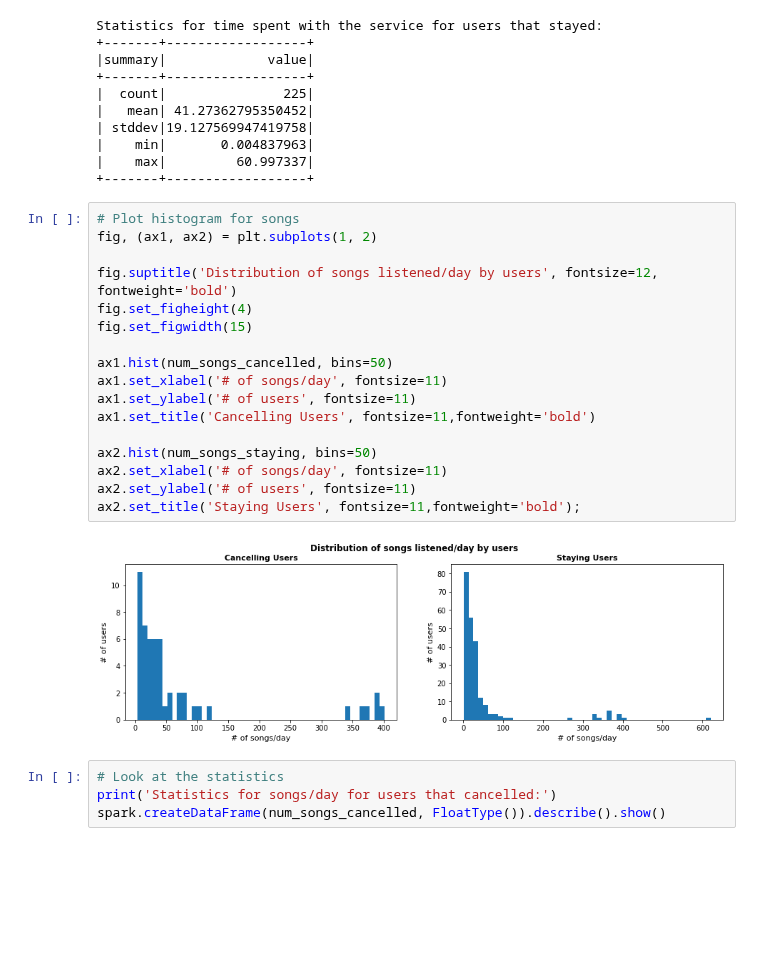
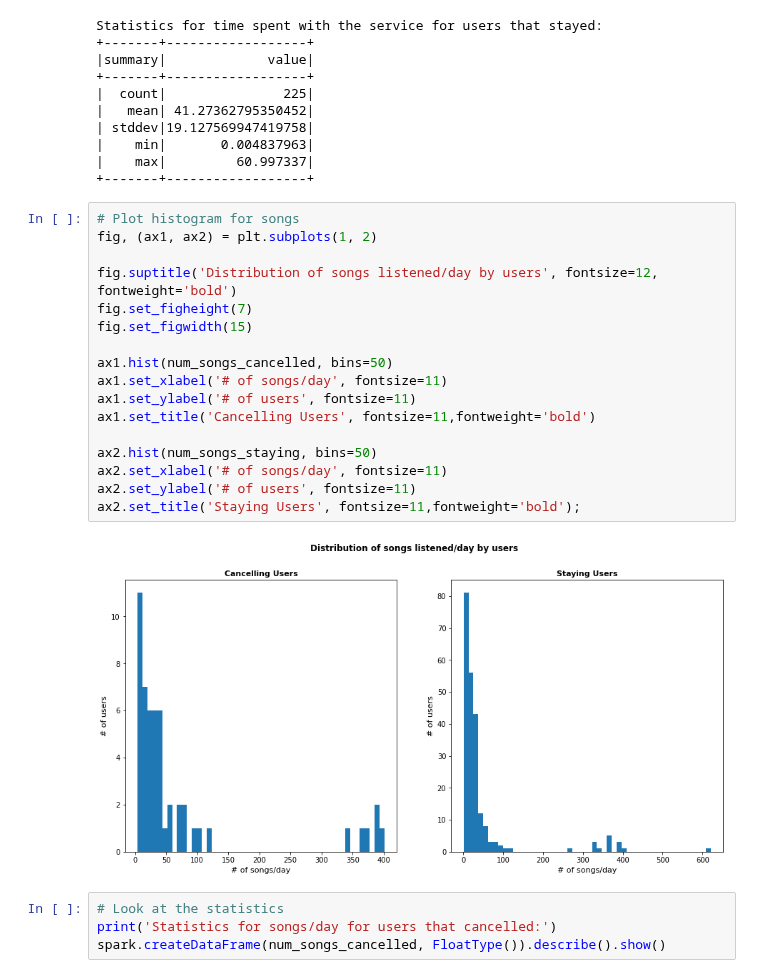
Before and after one commit to russom/DSND-Capstone, a Jupyter notebook: notebooks/Sparkify-project-local.ipynb, the cells around one changed output. Cells and saved outputs as stored; diff of their text form; blank space fills up the shorter version.

```diff
--- a/notebooks/Sparkify-project-local.ipynb
+++ b/notebooks/Sparkify-project-local.ipynb
@@ -278,22 +278,22 @@ Statistics for time spent with the service for users that stayed:
 # %%
 # Plot histogram for songs
 fig, (ax1, ax2) = plt.subplots(1, 2)
 
 fig.suptitle('Distribution of songs listened/day by users', fontsize=12, fontweight='bold')
-fig.set_figheight(4)
+fig.set_figheight(7)
 fig.set_figwidth(15)
 
 ax1.hist(num_songs_cancelled, bins=50)
 ax1.set_xlabel('# of songs/day', fontsize=11)
 ax1.set_ylabel('# of users', fontsize=11)
 ax1.set_title('Cancelling Users', fontsize=11,fontweight='bold')
 
 ax2.hist(num_songs_staying, bins=50)
 ax2.set_xlabel('# of songs/day', fontsize=11)
 ax2.set_ylabel('# of users', fontsize=11)
 ax2.set_title('Staying Users', fontsize=11,fontweight='bold');
 # %% [output]
-[figure, old version]
+[figure, new version]
 # %%
 # Look at the statistics
 print('Statistics for songs/day for users that cancelled:')
```
Also changed, not shown: parts of 32 cells of this notebook.
